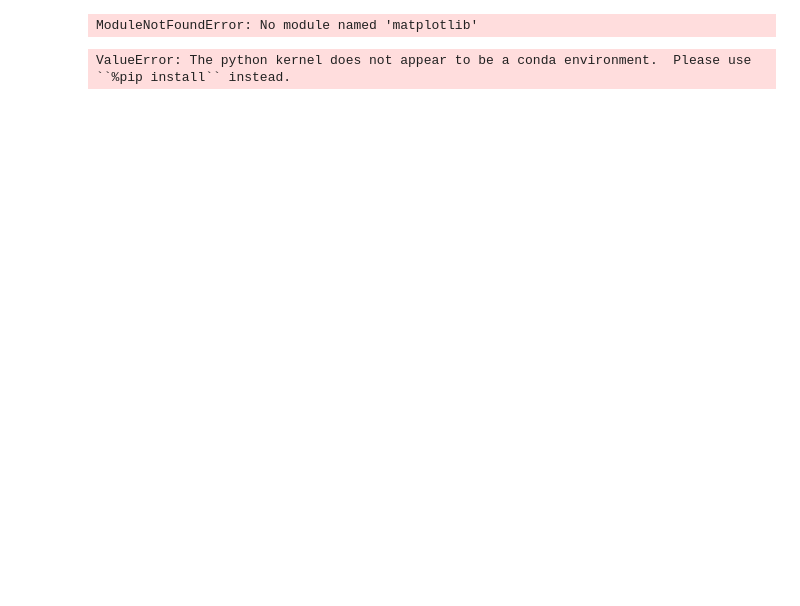
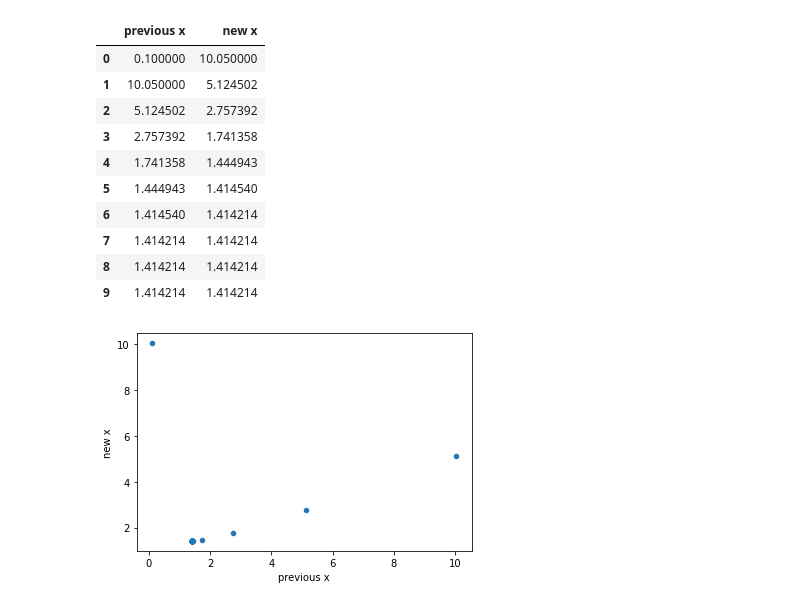
Before and after one commit to erikvcarlson/Fall_2021, a Jupyter notebook: PHY510_Assignment_6.ipynb, the cells around one changed output. Cells and saved outputs as stored; diff of their text form; code cells hidden in the pictures; blank space fills up the shorter version.

```diff
--- a/PHY510_Assignment_6.ipynb
+++ b/PHY510_Assignment_6.ipynb
@@ -1,26 +1,38 @@
 # %%
 #start of the numerical methods
 import numpy as np
 import random
 import math
 import pandas as pd
 import mpmath as mp
 import matplotlib as plt
 
-x = 1 #inital x
+x = 0.1 #inital x
 c = 1
 prevx = [];
 xmat = [];
-for i in range(0,100):
+for i in range(0,1000):
     prevx.append(x)
     x = 1/2 * x + c/x
     xmat.append(x)
 
 
+a = list(zip(prevx,xmat))
+df = pd.DataFrame(a,columns=['previous x',
+                            'new x'])
+df.plot.scatter(x='previous x', y='new x')
 
-
-a = list(zip(prevx,xmat))
-df = pd.DataFrame(a)
-df.plot(x='0', y='1')
+df.head(10)
 # %% [output]
-ModuleNotFoundError: No module named 'matplotlib'
+|  | previous x | new x |
+| 0 | 0.100000 | 10.050000 |
+| 1 | 10.050000 | 5.124502 |
+| 2 | 5.124502 | 2.757392 |
+| 3 | 2.757392 | 1.741358 |
+| 4 | 1.741358 | 1.444943 |
+| 5 | 1.444943 | 1.414540 |
+| 6 | 1.414540 | 1.414214 |
+| 7 | 1.414214 | 1.414214 |
+| 8 | 1.414214 | 1.414214 |
+| 9 | 1.414214 | 1.414214 |
+[figure, added]
@@ -31,4 +39,9 @@ ModuleNotFoundError: No module named 'matplotlib'
 # %%
-conda install matplotlib
+def g1(x,a):
+    return( 1 + a*(x - 1))
+
+def g2(x,a):
+    return( 1 + a*(x - 1))
+
+def g3(x,a):
+     return (x + a/x)/2
-# %% [output]
-ValueError: The python kernel does not appear to be a conda environment.  Please use ``%pip install`` instead.
```
Also changed, not shown: parts of 3 cells of this notebook, 3 other files.
